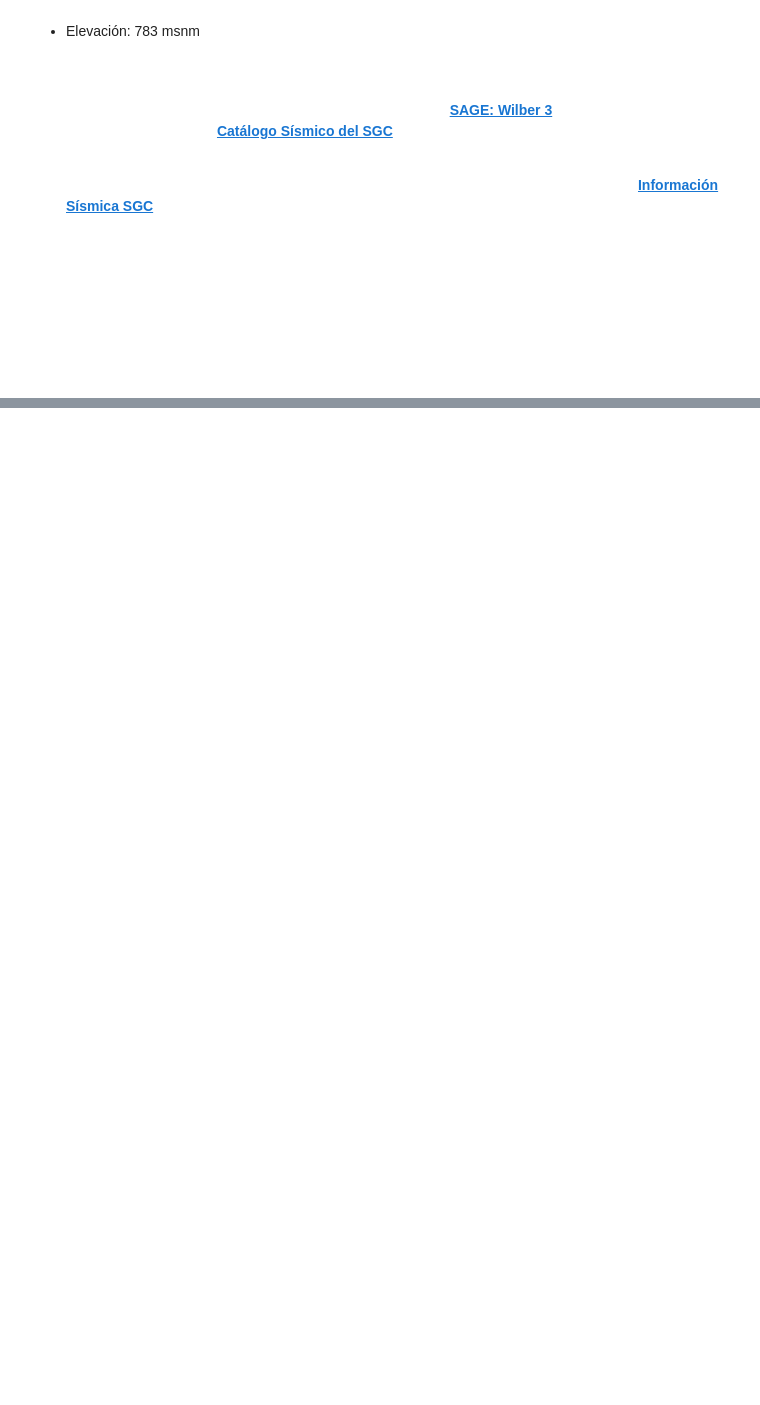
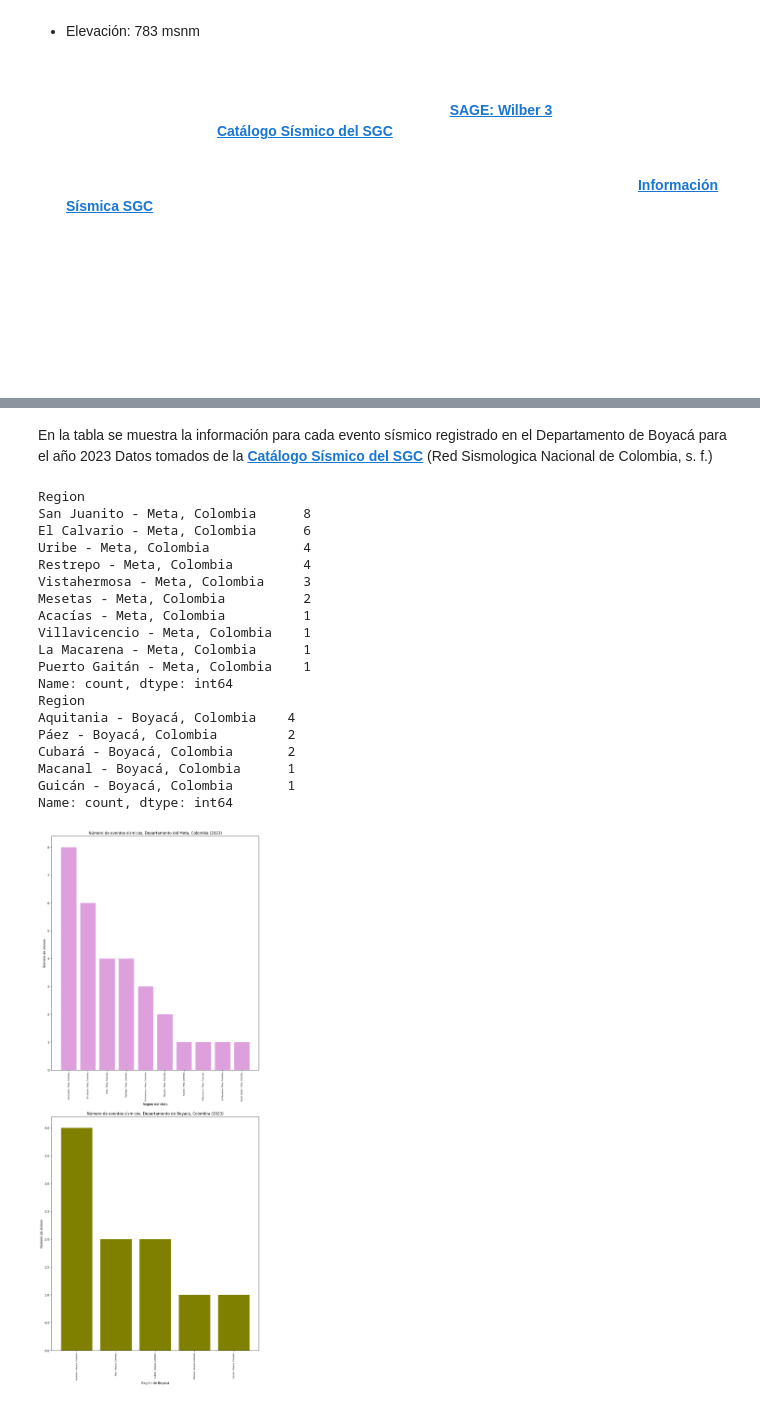
Before and after one commit to angiedch/Geocomputo, a Jupyter notebook: Avance_Proyecto.ipynb, the cells around one changed output, grey strips where cells are left out. Cells and saved outputs as stored; diff of their text form; code cells hidden in the pictures; blank space fills up the shorter version.

```diff
--- a/Avance_Proyecto.ipynb
+++ b/Avance_Proyecto.ipynb
@@ -57,0 +63,7 @@ $$ a = \dfrac{dv}{dt} $$
+# %%
+import pandas as pd
+import numpy as np
+import matplotlib.pyplot as plt
+
+meta= pd.read_csv('Catalogo_Meta2023.csv')
+meta
@@ -57,0 +90,3 @@ $$ a = \dfrac{dv}{dt} $$
+# %%
+boya= pd.read_csv('Catalogo_Boyaca2023.csv')
+boya
@@ -57,0 +105,44 @@ $$ a = \dfrac{dv}{dt} $$
+# %% [markdown]
+En la tabla se muestra la información para cada evento sísmico registrado en el Departamento de Boyacá para el año 2023 Datos tomados de la __[Catálogo Sísmico del SGC](https://saeprod.sgc.gov.co/catalogo)__ (Red Sismologica Nacional de Colombia, s. f.)
+# %%
+fig, (ax, ax1) = plt.subplots(2, 1, figsize = (12, 30))
+
+event_meta= meta['Region'].value_counts()
+ax.bar(event_meta.index, event_meta.values, color='plum')
+ax.tick_params(axis='x', rotation=90, labelsize= 6)
+ax.set_title('Número de eventos sísmicos, Departamento del Meta, Colombia (2023)')
+ax.set_xlabel('Región del Meta')
+ax.set_ylabel('Número de sismos')
+
+
+event_boya= boya['Region'].value_counts()
+ax1.bar(event_boya.index, event_boya.values, color='olive')
+ax1.tick_params(axis='x', rotation=90, labelsize= 6)
+ax1.set_title('Número de eventos sísmicos, Departamento de Boyacá, Colombia (2023)')
+ax1.set_xlabel('Región de Boyacá')
+ax1.set_ylabel('Número de sismos')
+
+print(event_meta)
+print(event_boya)
+plt.show()
+# %% [output]
+Region
+San Juanito - Meta, Colombia      8
+El Calvario - Meta, Colombia      6
+Uribe - Meta, Colombia            4
+Restrepo - Meta, Colombia         4
+Vistahermosa - Meta, Colombia     3
+Mesetas - Meta, Colombia          2
+Acacías - Meta, Colombia          1
+Villavicencio - Meta, Colombia    1
+La Macarena - Meta, Colombia      1
+Puerto Gaitán - Meta, Colombia    1
+Name: count, dtype: int64
+Region
+Aquitania - Boyacá, Colombia    4
+Páez - Boyacá, Colombia         2
+Cubará - Boyacá, Colombia       2
+Macanal - Boyacá, Colombia      1
+Guicán - Boyacá, Colombia       1
+Name: count, dtype: int64
+[figure, added]
```
Also changed, not shown: parts of 13 cells of this notebook, 2 other files.
